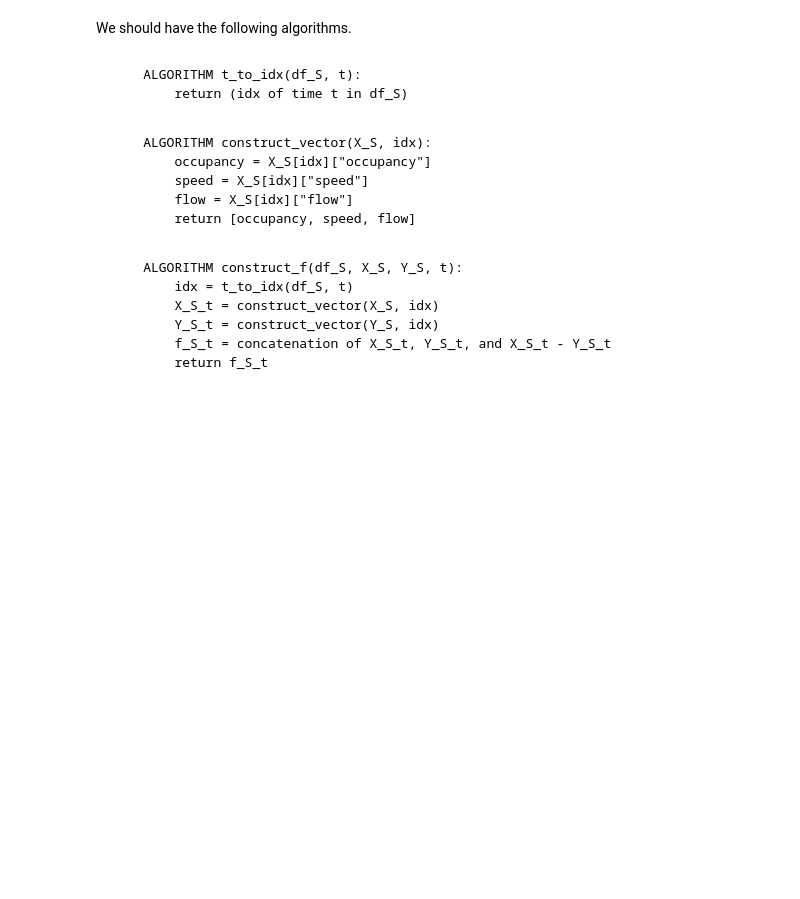
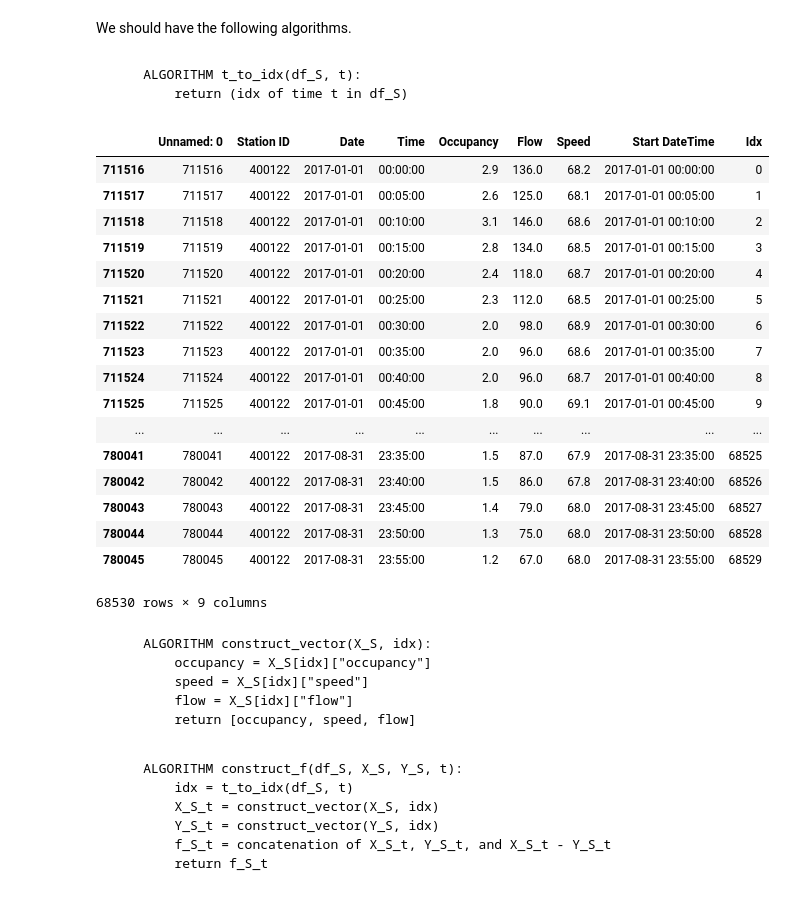
Before and after one commit to hy-lei/A-Hybrid-Approach-for-AID, a Jupyter notebook: TSA-Training.ipynb, the cells around one changed output. Drawn from its saved outputs; the diff is of its cells as text; code cells hidden in the pictures; blank space fills up the shorter version.

````diff
--- a/TSA-Training.ipynb
+++ b/TSA-Training.ipynb
@@ -150,6 +124,27 @@ def t_to_idx(df_S, t):
     df_S_t = df_S.loc[(df_S["Date"] == t.date()) & (df_S["Time"] == t.time())]
 
     return None if df_S_t.empty else df_S_t["Idx"].values[0]
+# %%
+df_B.loc[df_B["Date"] < datetime.date(2017, 9, 1)]
+# %% [output]
+|  | Unnamed: 0 | Station ID | Date | Time | Occupancy | Flow | Speed | Start DateTime | Idx |
+| 711516 | 711516 | 400122 | 2017-01-01 | 00:00:00 | 2.9 | 136.0 | 68.2 | 2017-01-01 00:00:00 | 0 |
+| 711517 | 711517 | 400122 | 2017-01-01 | 00:05:00 | 2.6 | 125.0 | 68.1 | 2017-01-01 00:05:00 | 1 |
+| 711518 | 711518 | 400122 | 2017-01-01 | 00:10:00 | 3.1 | 146.0 | 68.6 | 2017-01-01 00:10:00 | 2 |
+| 711519 | 711519 | 400122 | 2017-01-01 | 00:15:00 | 2.8 | 134.0 | 68.5 | 2017-01-01 00:15:00 | 3 |
+| 711520 | 711520 | 400122 | 2017-01-01 | 00:20:00 | 2.4 | 118.0 | 68.7 | 2017-01-01 00:20:00 | 4 |
+| 711521 | 711521 | 400122 | 2017-01-01 | 00:25:00 | 2.3 | 112.0 | 68.5 | 2017-01-01 00:25:00 | 5 |
+| 711522 | 711522 | 400122 | 2017-01-01 | 00:30:00 | 2.0 | 98.0 | 68.9 | 2017-01-01 00:30:00 | 6 |
+| 711523 | 711523 | 400122 | 2017-01-01 | 00:35:00 | 2.0 | 96.0 | 68.6 | 2017-01-01 00:35:00 | 7 |
+| 711524 | 711524 | 400122 | 2017-01-01 | 00:40:00 | 2.0 | 96.0 | 68.7 | 2017-01-01 00:40:00 | 8 |
+| 711525 | 711525 | 400122 | 2017-01-01 | 00:45:00 | 1.8 | 90.0 | 69.1 | 2017-01-01 00:45:00 | 9 |
+| ... | ... | ... | ... | ... | ... | ... | ... | ... | ... |
+| 780041 | 780041 | 400122 | 2017-08-31 | 23:35:00 | 1.5 | 87.0 | 67.9 | 2017-08-31 23:35:00 | 68525 |
+| 780042 | 780042 | 400122 | 2017-08-31 | 23:40:00 | 1.5 | 86.0 | 67.8 | 2017-08-31 23:40:00 | 68526 |
+| 780043 | 780043 | 400122 | 2017-08-31 | 23:45:00 | 1.4 | 79.0 | 68.0 | 2017-08-31 23:45:00 | 68527 |
+| 780044 | 780044 | 400122 | 2017-08-31 | 23:50:00 | 1.3 | 75.0 | 68.0 | 2017-08-31 23:50:00 | 68528 |
+| 780045 | 780045 | 400122 | 2017-08-31 | 23:55:00 | 1.2 | 67.0 | 68.0 | 2017-08-31 23:55:00 | 68529 |
+68530 rows × 9 columns
 # %% [markdown]
 ```
     ALGORITHM construct_vector(X_S, idx):
````
Also changed, not shown: parts of 31 cells of this notebook, 1 other file.
